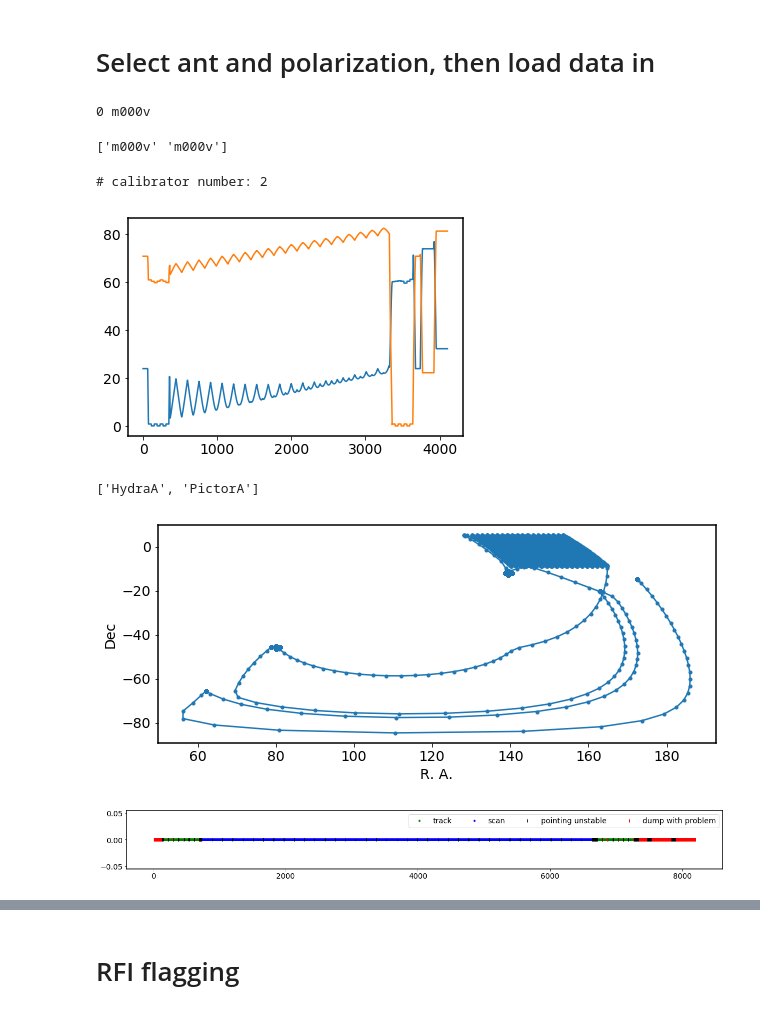
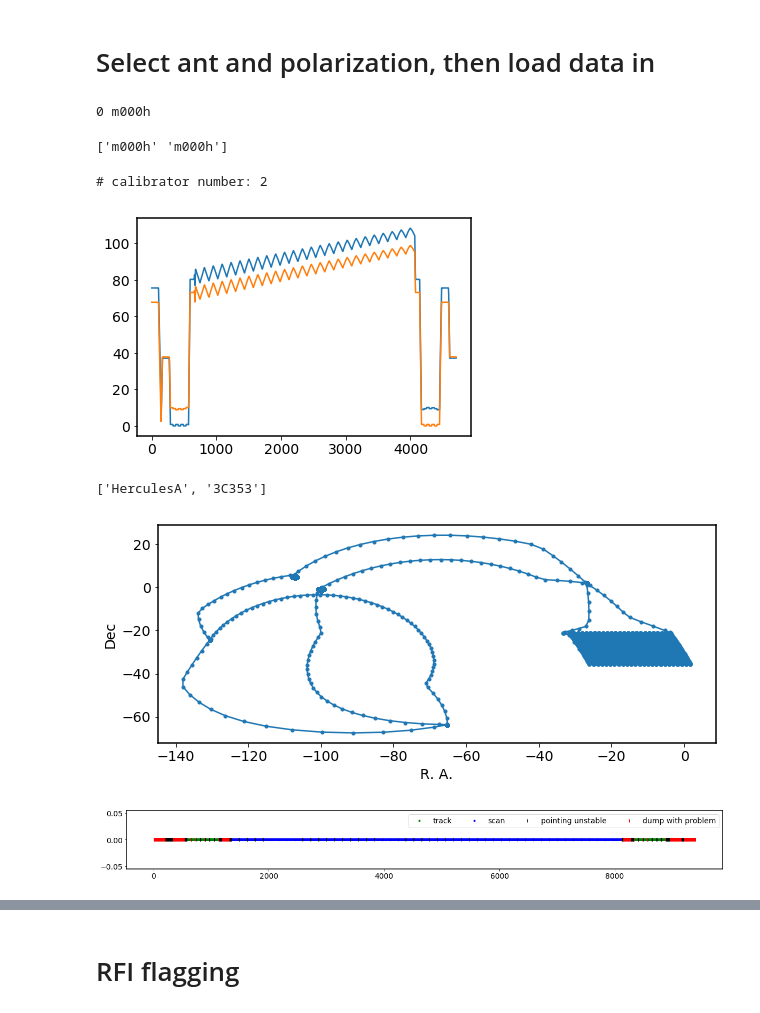
Before and after one commit to astro-tyliu/katcali_pipeline, a Jupyter notebook: level2/KATcali_UHF_level2_xcalib.ipynb, the cells around one changed output, grey strips where cells are left out. Saved outputs shown, nothing was run; the diff lists cells and outputs as text; code cells hidden in the pictures.

```diff
--- a/level2/KATcali_UHF_level2_xcalib.ipynb
+++ b/level2/KATcali_UHF_level2_xcalib.ipynb
@@ -57,8 +57,9 @@ print  (plt.rcParams['font.size'], plt.rcParams[u'axes.linewidth'],plt.rcParams[
 # %% [markdown]
 # Select an observation block and load basic information in
 # %%
-fname='1675623808'
-ts_level1 = '1675623808_20250521_161644'
+fname='1750887085'
+ts_level1 = '20251015_090000'
+region = 'BOX13'
 
 data=kio.load_data(fname)
 #print data
@@ -150,7 +156,7 @@ print (nd_on_time,nd_cycle,nd_set)
 # %%
 #select ant, polarization, and one channel to show data calibration
 ant='m000'
-pol='v'
+pol='h'
 ch_plot= 3200 #ch3608 is for 1023MHz, but Tnd and Trec models cut at 1015MHz
 #UHF ch_plot: (272,2869)+(3133,3547)
 # %%
@@ -163,12 +169,12 @@ assert(recv==data.corr_products[corr_id][0])
 assert(recv==data.corr_products[corr_id][1])
 print(corr_id,recv)
 # %% [output]
-0 m000v
+0 m000h
 # %%
 vis,flags= kio.call_vis(fname,recv)
 vis_backup=vis.copy()
 # %% [output]
-['m000v' 'm000v']
+['m000h' 'm000h']
 # %%
 ra,dec,az,el=kio.load_coordinates(data)
 timestamps,freqs=kio.load_tf(data)
@@ -190,24 +196,28 @@ else:
     plt.plot(ang_deg)
 plt.show()
 # %% [output]
-[figure, old version]
+[figure, new version]
 # %%
 print(target_list)
 # %% [output]
-['HydraA', 'PictorA']
+['HerculesA', '3C353']
 # %%
 dp_tt,dp_ss,dp_f,dp_w, dp_t,dp_s,dp_slew,dp_stop=kl.cal_dp_label(data,flags,ant,pol,ch_ref,ang_deg)
+# %%
+ra1=ra.copy()
+if np.max(ra1[dp_ss]) - np.min(ra1[dp_ss]) > 300:
+    ra1[ra>180]-=360
 # %%
 #show the scan route, typically track calibrator + scan sky + track calibrator
 plt.figure(figsize=(10,4))
-plt.plot(ra,dec,'.-')
-#plt.plot(ra[dp_s],dec[dp_s],'g.')
-#plt.plot(ra[dp_tt],dec[dp_tt],'m.')
+plt.plot(ra1,dec,'.-')
+#plt.plot(ra1[dp_s],dec[dp_s],'g.')
+#plt.plot(ra1[dp_tt],dec[dp_tt],'m.')
 plt.xlabel('R. A.')
 plt.ylabel('Dec')
 plt.show()  # Checking why the observation density changes
 # %% [output]
-[figure, old version]
+[figure, new version]
 # %%
 #show time dump label along the scan
 plt.figure(figsize=(20,2))
@@ -218,7 +228,7 @@ plt.plot(timestamps[dp_f]-timestamps[0],np.zeros_like(dp_f),'r|')
 plt.legend(['track','scan','pointing unstable','dump with problem'],ncol=4)
 plt.show()
 # %% [output]
-[figure, old version]
+[figure, new version]
 # %%
 #show the az,el along time
 plt.figure(figsize=(12,6))
```
Also changed, not shown: parts of 73 cells of this notebook, 11 other files.
